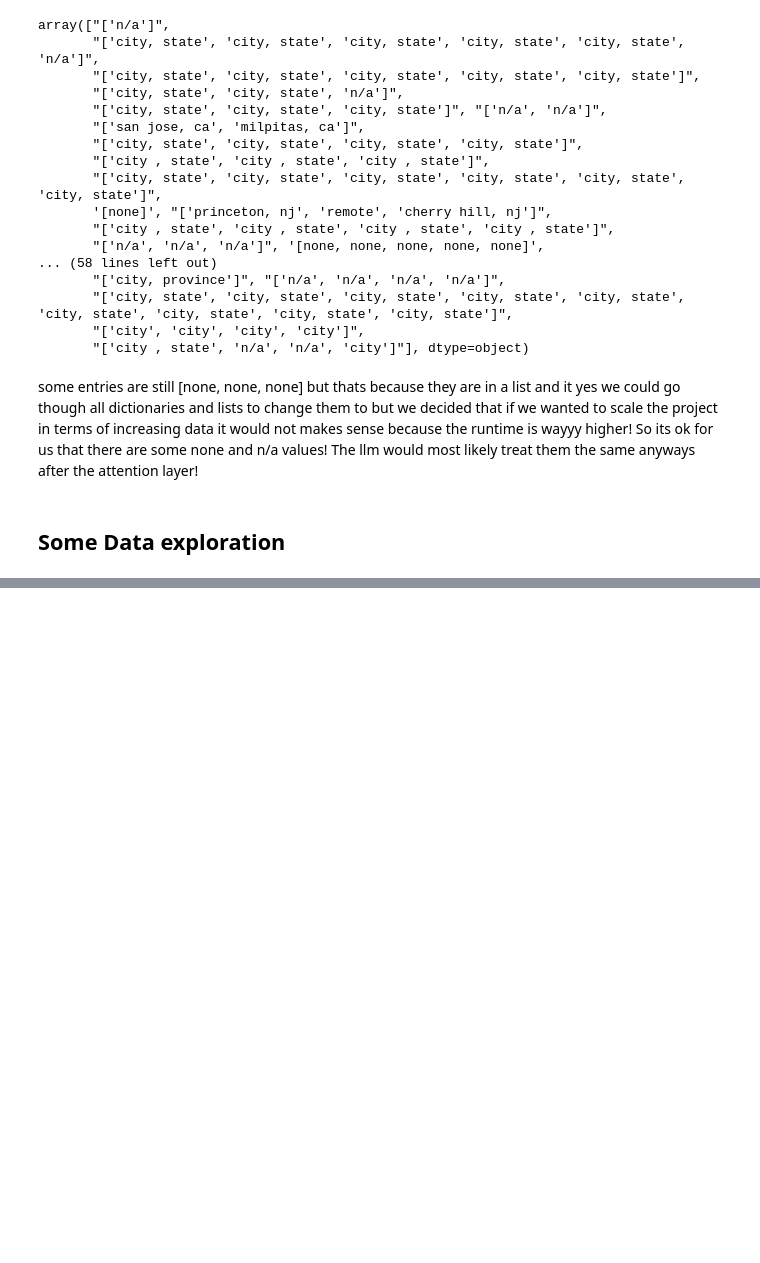
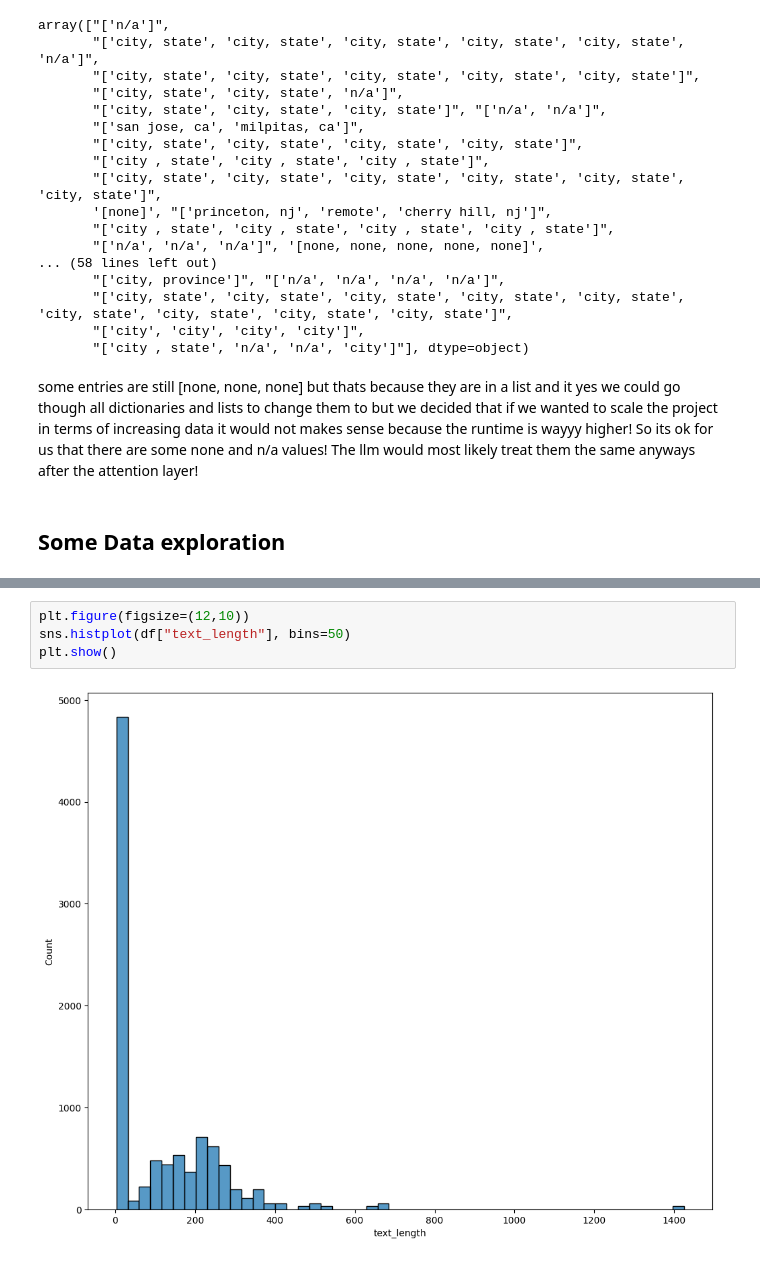
Before and after one commit to hannokuegler/roast_my_cv, a Jupyter notebook: data_processing.ipynb, the cells around one changed output, grey strips where cells are left out. Saved outputs shown, nothing was run; the diff lists cells and outputs as text; blank space fills up the shorter version.

```diff
--- a/data_processing.ipynb
+++ b/data_processing.ipynb
@@ -158,0 +260,6 @@ SyntaxError: invalid syntax (1416861978.py, line 1)
+# %%
+plt.figure(figsize=(12,10))
+sns.histplot(df["text_length"], bins=50)
+plt.show()
+# %% [output]
+[figure, added]
```
Also changed, not shown: parts of 7 cells of this notebook.
